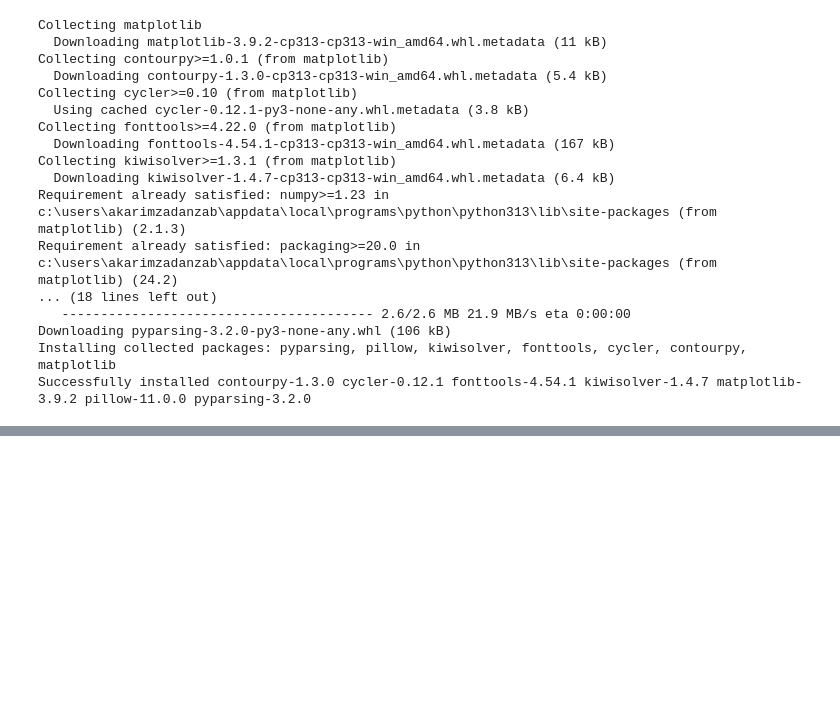
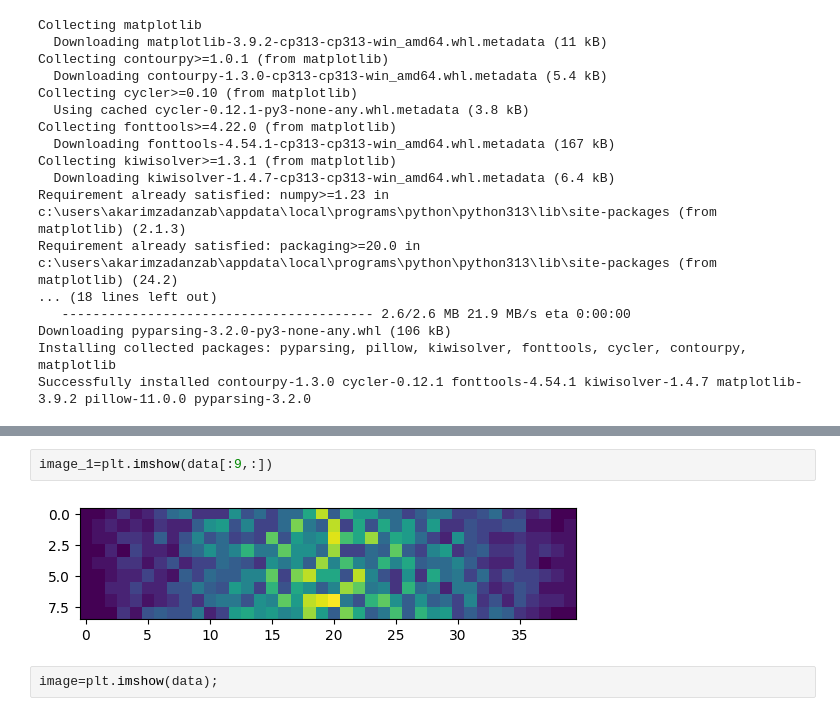
Before and after one commit to Azinkarimzad/phthon_SWC_24, a Jupyter notebook: tst.ipynb, the cells around one changed output, grey strips where cells are left out. Saved outputs shown, nothing was run; the diff lists cells and outputs as text; blank space fills up the shorter version.

```diff
--- a/tst.ipynb
+++ b/tst.ipynb
@@ -506,0 +513,6 @@ Successfully installed contourpy-1.3.0 cycler-0.12.1 fonttools-4.54.1 kiwisolver
+# %%
+image_1=plt.imshow(data[:9,:])
+# %% [output]
+[figure, added]
+# %%
+image=plt.imshow(data);
```
Also changed, not shown: parts of 2 cells of this notebook.
